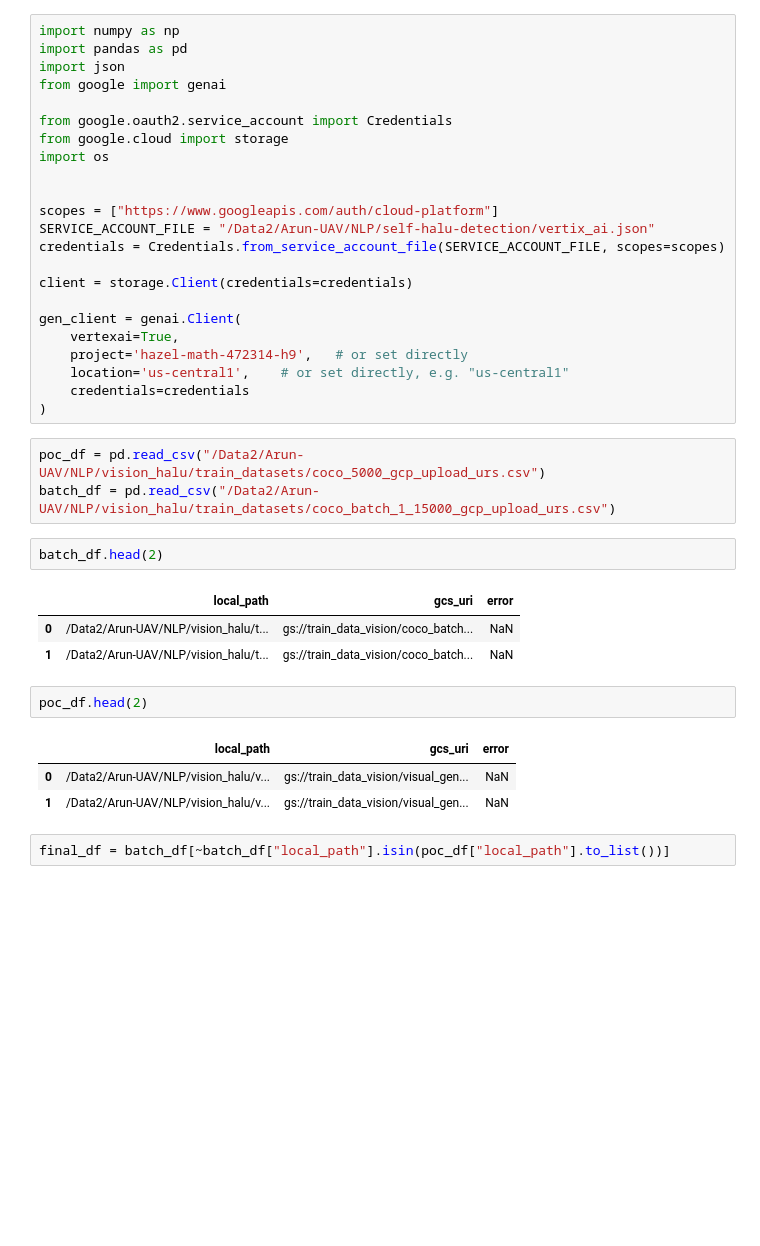
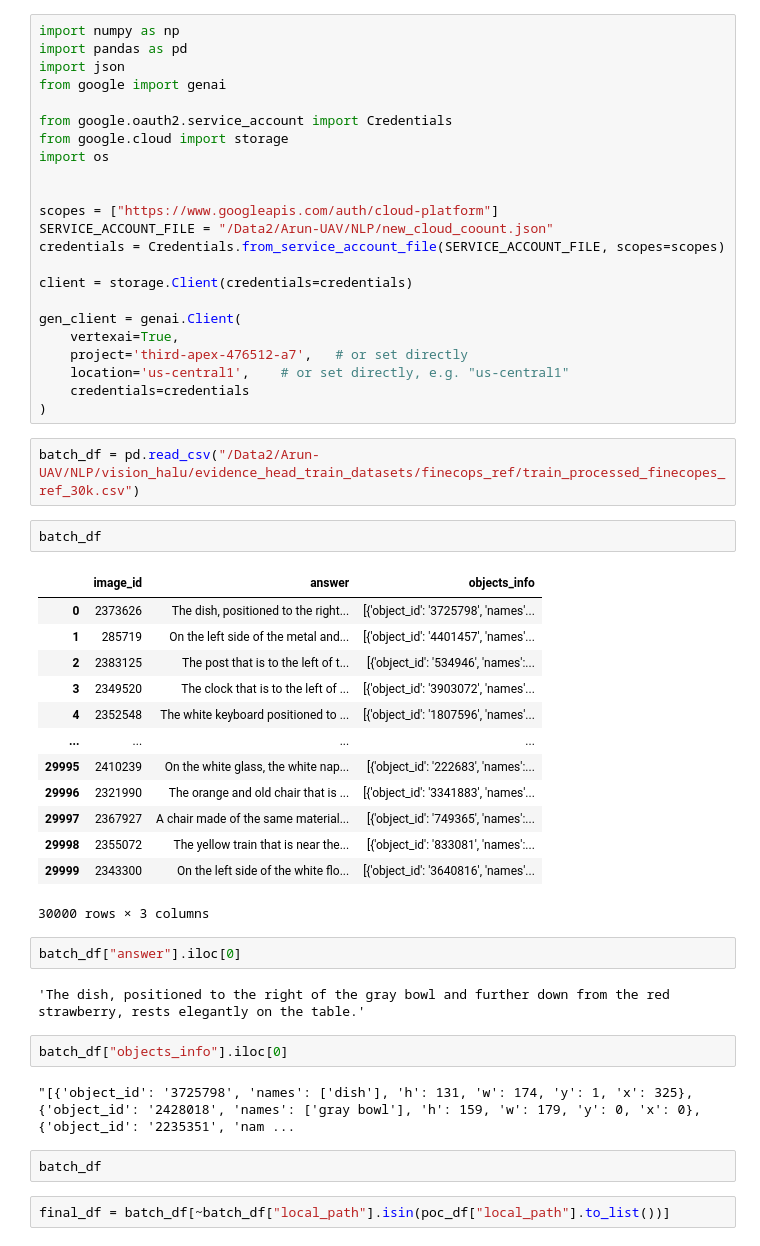
Before and after one commit to sri-harsha-jaladi/vision_hallucination, a Jupyter notebook: helper_nbs/gemini_img_des_batch.ipynb, the cells around one changed output. Cells and saved outputs as stored; diff of their text form; blank space fills up the shorter version.

Commit message:
dataset collection for evidence head

```diff
--- a/helper_nbs/gemini_img_des_batch.ipynb
+++ b/helper_nbs/gemini_img_des_batch.ipynb
@@ -10,32 +10,45 @@ import os
 
 
 scopes = ["https://www.googleapis.com/auth/cloud-platform"]
-SERVICE_ACCOUNT_FILE = "/Data2/Arun-UAV/NLP/self-halu-detection/vertix_ai.json"
+SERVICE_ACCOUNT_FILE = "/Data2/Arun-UAV/NLP/new_cloud_coount.json"
 credentials = Credentials.from_service_account_file(SERVICE_ACCOUNT_FILE, scopes=scopes)
 
 client = storage.Client(credentials=credentials)
 
 gen_client = genai.Client(
     vertexai=True,
-    project='hazel-math-472314-h9',   # or set directly
+    project='third-apex-476512-a7',   # or set directly
     location='us-central1',    # or set directly, e.g. "us-central1"
     credentials=credentials
 )
 # %%
-poc_df = pd.read_csv("/Data2/Arun-UAV/NLP/vision_halu/train_datasets/coco_5000_gcp_upload_urs.csv")
-batch_df = pd.read_csv("/Data2/Arun-UAV/NLP/vision_halu/train_datasets/coco_batch_1_15000_gcp_upload_urs.csv")
+batch_df = pd.read_csv("/Data2/Arun-UAV/NLP/vision_halu/evidence_head_train_datasets/finecops_ref/train_processed_finecopes_ref_30k.csv")
 # %%
-batch_df.head(2)
+batch_df
 # %% [output]
-|  | local_path | gcs_uri | error |
-| 0 | /Data2/Arun-UAV/NLP/vision_halu/t... | gs://train_data_vision/coco_batch... | NaN |
-| 1 | /Data2/Arun-UAV/NLP/vision_halu/t... | gs://train_data_vision/coco_batch... | NaN |
+|  | image_id | answer | objects_info |
+| 0 | 2373626 | The dish, positioned to the right... | [{'object_id': '3725798', 'names'... |
+| 1 | 285719 | On the left side of the metal and... | [{'object_id': '4401457', 'names'... |
+| 2 | 2383125 | The post that is to the left of t... | [{'object_id': '534946', 'names':... |
+| 3 | 2349520 | The clock that is to the left of ... | [{'object_id': '3903072', 'names'... |
+| 4 | 2352548 | The white keyboard positioned to ... | [{'object_id': '1807596', 'names'... |
+| ... | ... | ... | ... |
+| 29995 | 2410239 | On the white glass, the white nap... | [{'object_id': '222683', 'names':... |
+| 29996 | 2321990 | The orange and old chair that is ... | [{'object_id': '3341883', 'names'... |
+| 29997 | 2367927 | A chair made of the same material... | [{'object_id': '749365', 'names':... |
+| 29998 | 2355072 | The yellow train that is near the... | [{'object_id': '833081', 'names':... |
+| 29999 | 2343300 | On the left side of the white flo... | [{'object_id': '3640816', 'names'... |
+30000 rows × 3 columns
-# %%
-poc_df.head(2)
-# %% [output]
-|  | local_path | gcs_uri | error |
-| 0 | /Data2/Arun-UAV/NLP/vision_halu/v... | gs://train_data_vision/visual_gen... | NaN |
-| 1 | /Data2/Arun-UAV/NLP/vision_halu/v... | gs://train_data_vision/visual_gen... | NaN |
+# %%
+batch_df["answer"].iloc[0]
+# %% [output]
+'The dish, positioned to the right of the gray bowl and further down from the red strawberry, rests elegantly on the table.'
+# %%
+batch_df["objects_info"].iloc[0]
+# %% [output]
+"[{'object_id': '3725798', 'names': ['dish'], 'h': 131, 'w': 174, 'y': 1, 'x': 325}, {'object_id': '2428018', 'names': ['gray bowl'], 'h': 159, 'w': 179, 'y': 0, 'x': 0}, {'object_id': '2235351', 'nam ...
+# %%
+batch_df
 # %%
 final_df = batch_df[~batch_df["local_path"].isin(poc_df["local_path"].to_list())]
 # %%
```
Also changed, not shown: parts of 22 cells of this notebook, 14 other files.
